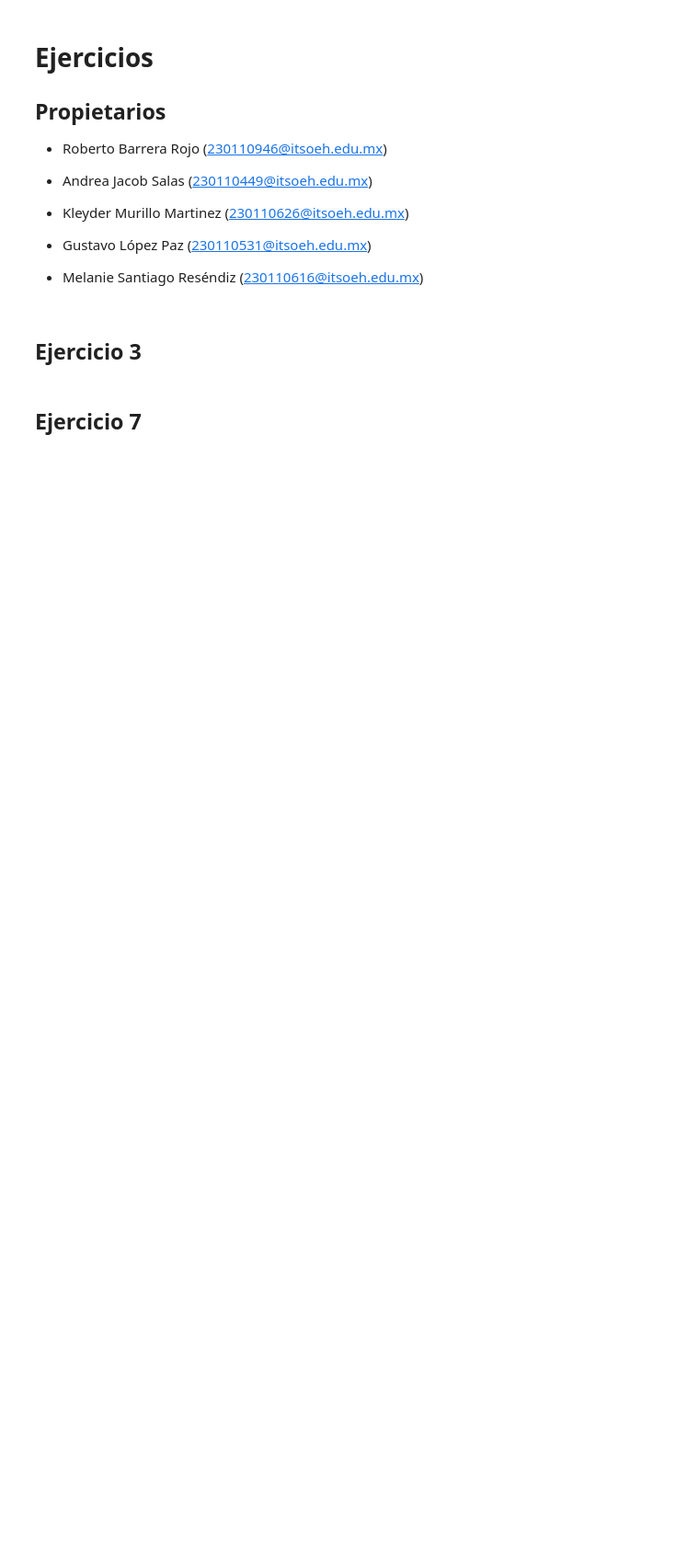
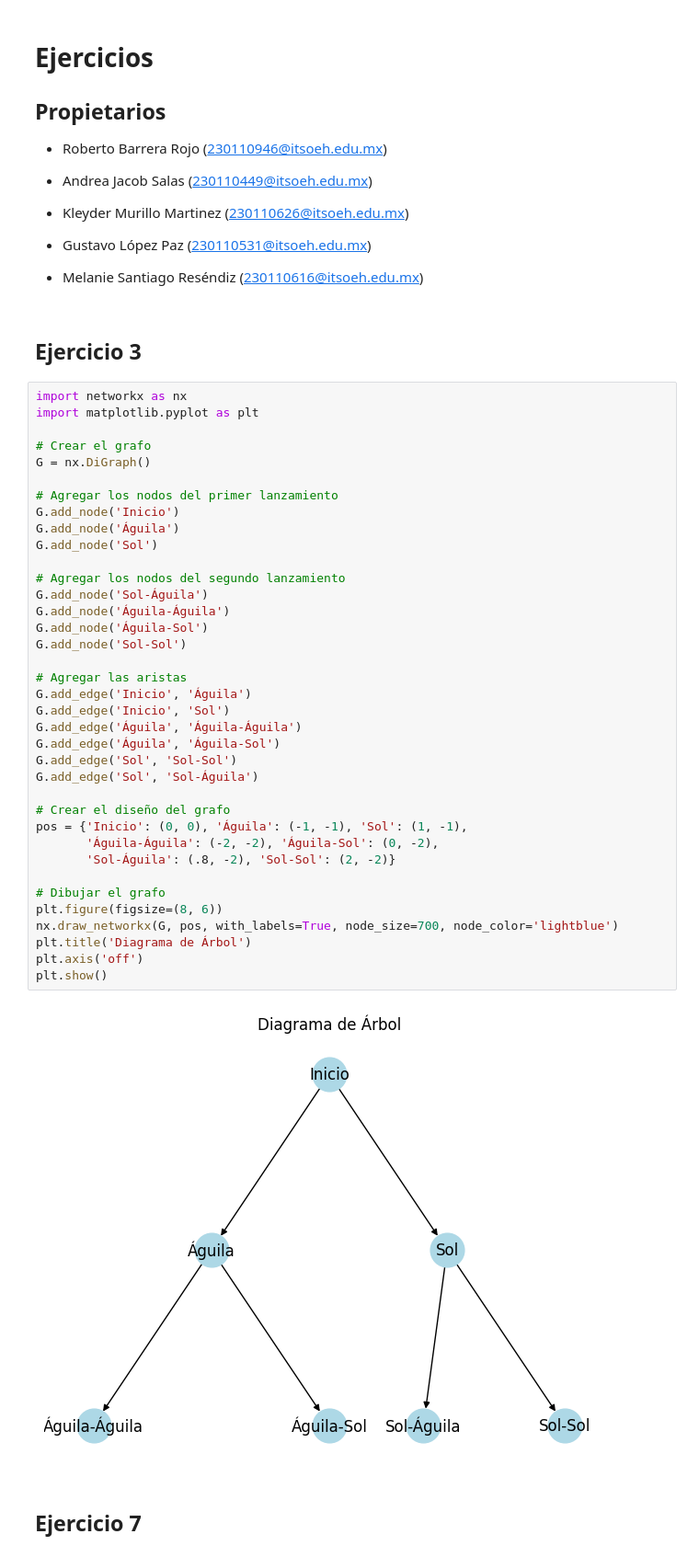
Before and after one commit to Gustavo1Lopez2Paz/Equipo1_Ejercicios, a Jupyter notebook: Ejercicios.ipynb, the cells around one changed output. Shown at 92% size. Saved outputs shown, nothing was run; the diff lists cells and outputs as text; blank space fills up the shorter version.

```diff
--- a/Ejercicios.ipynb
+++ b/Ejercicios.ipynb
@@ -14,6 +14,45 @@
 - Melanie Santiago Reséndiz (230110616@itsoeh.edu.mx)
 # %% [markdown]
 ## Ejercicio 3
+# %%
+import networkx as nx
+import matplotlib.pyplot as plt
+
+# Crear el grafo
+G = nx.DiGraph()
+
+# Agregar los nodos del primer lanzamiento
+G.add_node('Inicio')
+G.add_node('Águila')
+G.add_node('Sol')
+
+# Agregar los nodos del segundo lanzamiento
+G.add_node('Sol-Águila')
+G.add_node('Águila-Águila')
+G.add_node('Águila-Sol')
+G.add_node('Sol-Sol')
+
+# Agregar las aristas
+G.add_edge('Inicio', 'Águila')
+G.add_edge('Inicio', 'Sol')
+G.add_edge('Águila', 'Águila-Águila')
+G.add_edge('Águila', 'Águila-Sol')
+G.add_edge('Sol', 'Sol-Sol')
+G.add_edge('Sol', 'Sol-Águila')
+
+# Crear el diseño del grafo
+pos = {'Inicio': (0, 0), 'Águila': (-1, -1), 'Sol': (1, -1),
+       'Águila-Águila': (-2, -2), 'Águila-Sol': (0, -2),
+       'Sol-Águila': (.8, -2), 'Sol-Sol': (2, -2)}
+
+# Dibujar el grafo
+plt.figure(figsize=(8, 6))
+nx.draw_networkx(G, pos, with_labels=True, node_size=700, node_color='lightblue')
+plt.title('Diagrama de Árbol')
+plt.axis('off')
+plt.show()
+# %% [output]
+[figure, added]
 # %% [markdown]
 ## Ejercicio 7
 # %% [markdown]
```
